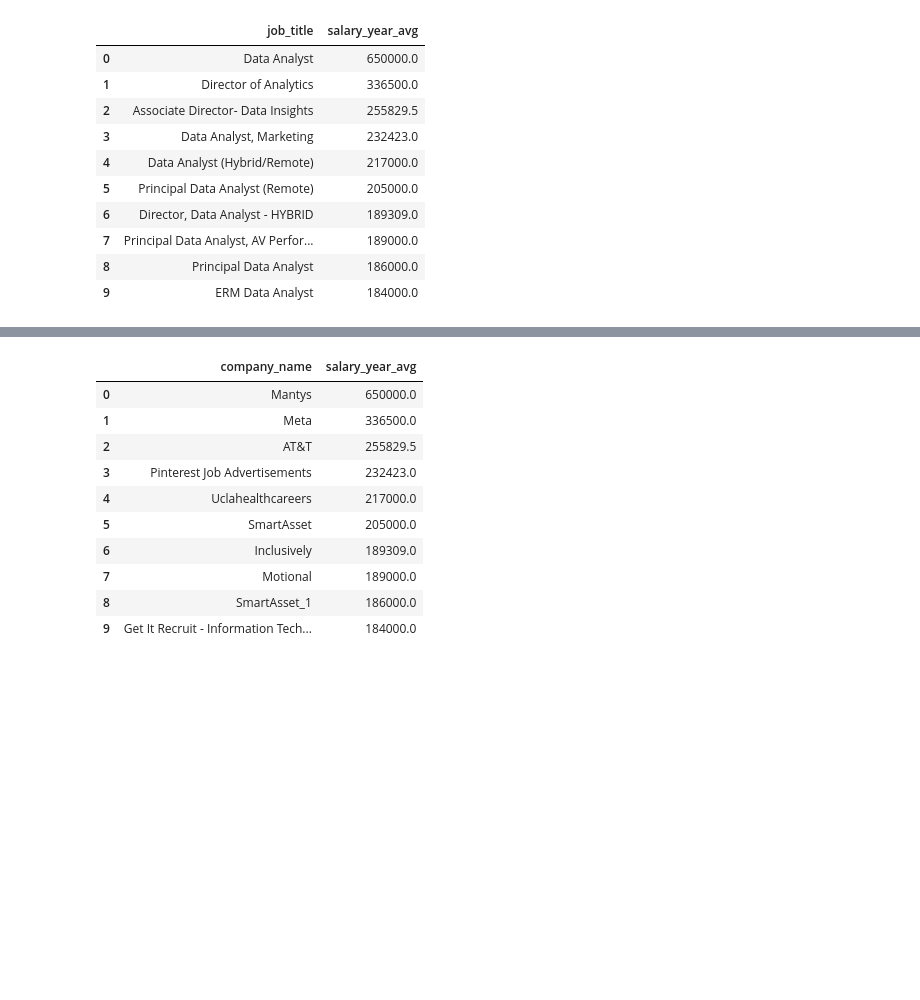
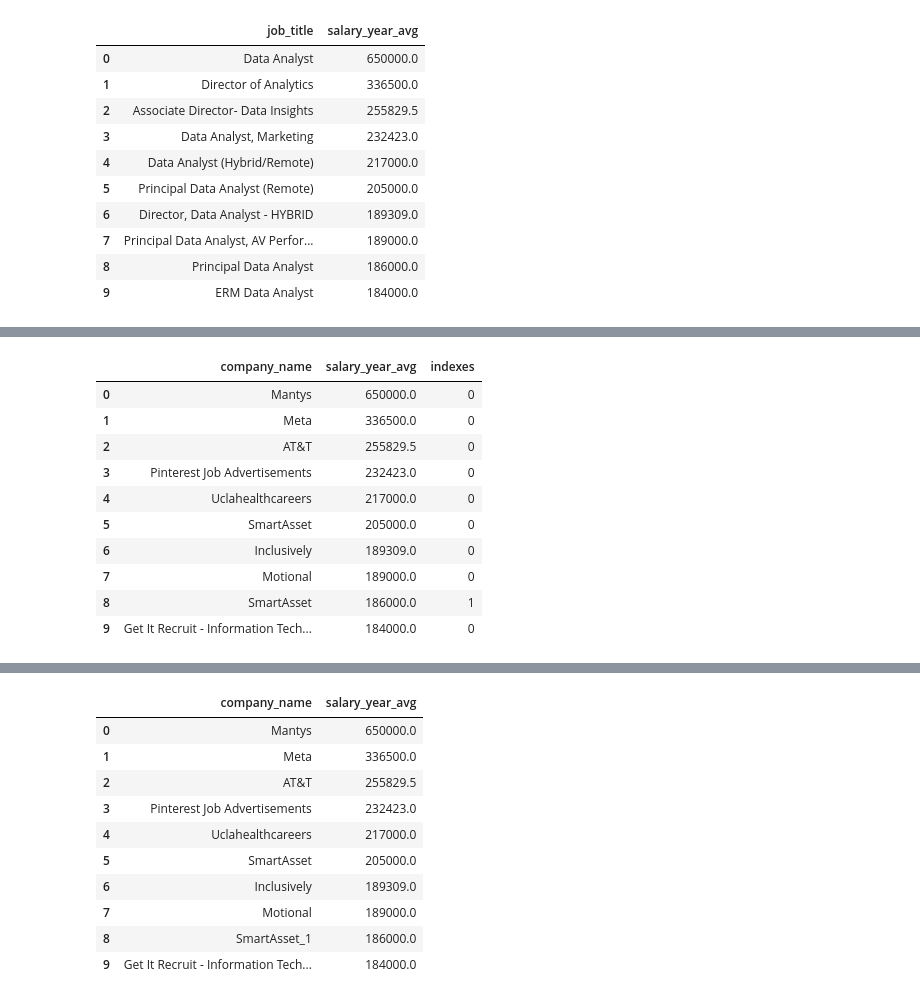
Before and after one commit to TomaszK94/SQL, a Jupyter notebook: Graphs/1_top_paying_jobs.ipynb, the cells around one changed output, grey strips where cells are left out. Saved outputs shown, nothing was run; the diff lists cells and outputs as text; code cells hidden in the pictures; blank space fills up the shorter version.

```diff
--- a/Graphs/1_top_paying_jobs.ipynb
+++ b/Graphs/1_top_paying_jobs.ipynb
@@ -39,5 +52,19 @@ df_2 = df.loc[:, ("company_name", "salary_year_avg")]
 # %%
 df_2['indexes'] = df_2.groupby('company_name').cumcount()
+# %%
+df_2
+# %% [output]
+|  | company_name | salary_year_avg | indexes |
+| 0 | Mantys | 650000.0 | 0 |
+| 1 | Meta | 336500.0 | 0 |
+| 2 | AT&T | 255829.5 | 0 |
+| 3 | Pinterest Job Advertisements | 232423.0 | 0 |
+| 4 | Uclahealthcareers | 217000.0 | 0 |
+| 5 | SmartAsset | 205000.0 | 0 |
+| 6 | Inclusively | 189309.0 | 0 |
+| 7 | Motional | 189000.0 | 0 |
+| 8 | SmartAsset | 186000.0 | 1 |
+| 9 | Get It Recruit - Information Tech... | 184000.0 | 0 |
 # %%
 df_2['company_name'] = df_2.apply(
     lambda x: f"{x['company_name']}_{x['indexes']}" if x['indexes'] > 0 else x['company_name'],
```
Also changed, not shown: parts of 3 cells of this notebook.
